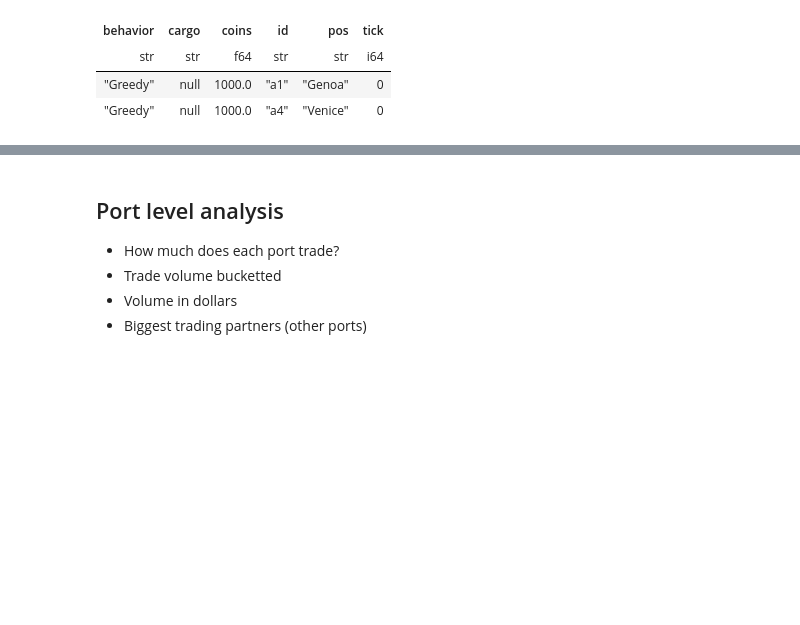
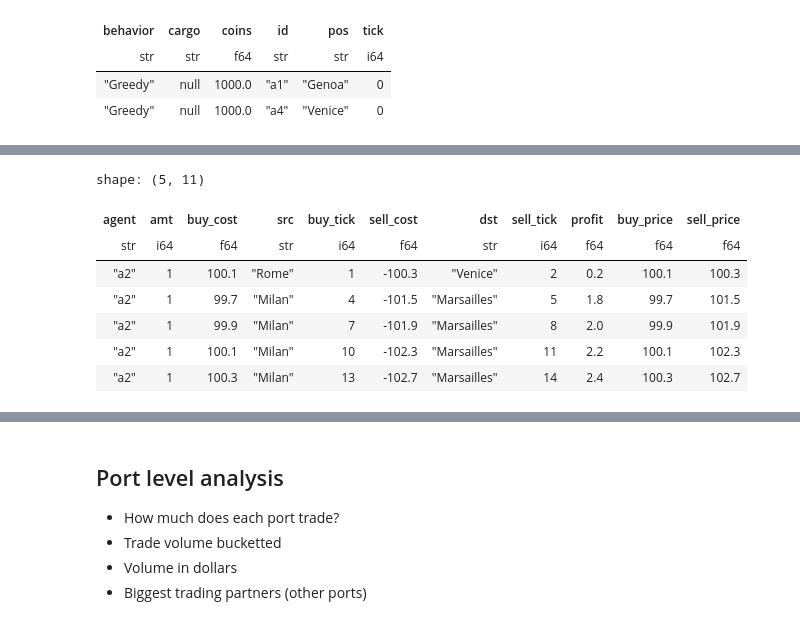
Before and after one commit to JoeHowarth/trade-sim-v2, a Jupyter notebook: simpy/notebooks/interactive.ipynb, the cells around one changed output, grey strips where cells are left out. Cells and saved outputs as stored; diff of their text form; code cells hidden in the pictures; blank space fills up the shorter version.

```diff
--- a/simpy/notebooks/interactive.ipynb
+++ b/simpy/notebooks/interactive.ipynb
@@ -197,3 +146,38 @@ shape: (5, 9)
+# %%
+def make_routes(events):
+    trade_events = events.filter(events["event"] == "Trade")
+    def foo(df):
+        buys = df.filter(df["amt"] > 0).select(
+            'agent',
+            'amt',
+            pl.col("cost").alias('buy_cost'),
+            pl.col('port').alias('src'),
+            pl.col('tick').alias('buy_tick')
+        )
+        sells = df.filter(df["amt"] < 0).select(
+            pl.col('cost').alias('sell_cost'),
+            pl.col('port').alias('dst'),
+            pl.col('tick').alias('sell_tick')
+        )
+
+        df = pl.concat( [ buys, sells ], how='horizontal')
+        df = df.with_columns((-df["sell_cost"] - df["buy_cost"]).alias("profit"))
+        df = df.with_columns((df['buy_cost'] / df['amt']).alias('buy_price'))
+        df = df.with_columns((df['sell_cost'] / -df['amt']).alias('sell_price'))
+        return df
+
+    return trade_events.groupby('agent').apply(foo)
+routes = make_routes(events)
+routes.head()
+# %% [output]
+shape: (5, 11)
+| agent | amt | buy_cost | src | buy_tick | sell_cost | dst | sell_tick | profit | buy_price | sell_price |
+| str | i64 | f64 | str | i64 | f64 | str | i64 | f64 | f64 | f64 |
+| "a2" | 1 | 100.1 | "Rome" | 1 | -100.3 | "Venice" | 2 | 0.2 | 100.1 | 100.3 |
+| "a2" | 1 | 99.7 | "Milan" | 4 | -101.5 | "Marsailles" | 5 | 1.8 | 99.7 | 101.5 |
+| "a2" | 1 | 99.9 | "Milan" | 7 | -101.9 | "Marsailles" | 8 | 2.0 | 99.9 | 101.9 |
+| "a2" | 1 | 100.1 | "Milan" | 10 | -102.3 | "Marsailles" | 11 | 2.2 | 100.1 | 102.3 |
+| "a2" | 1 | 100.3 | "Milan" | 13 | -102.7 | "Marsailles" | 14 | 2.4 | 100.3 | 102.7 |
 # %%
 def plot_trades(trades: pl.DataFrame):
     base = alt.Chart(trades).encode(
```
Also changed, not shown: parts of 10 cells of this notebook, 9 other files.
